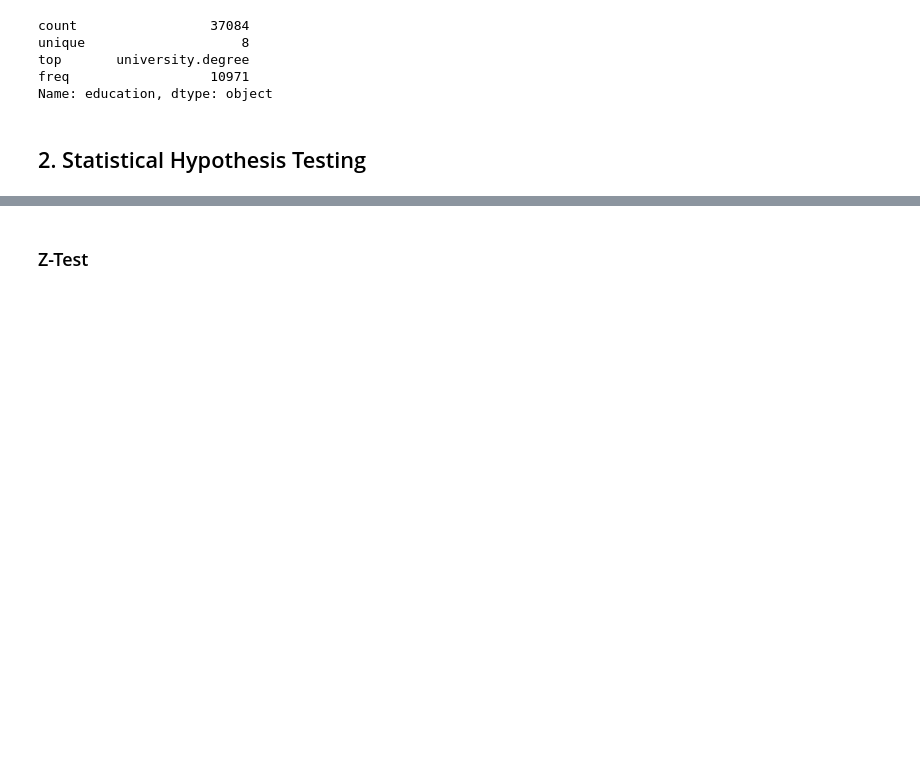
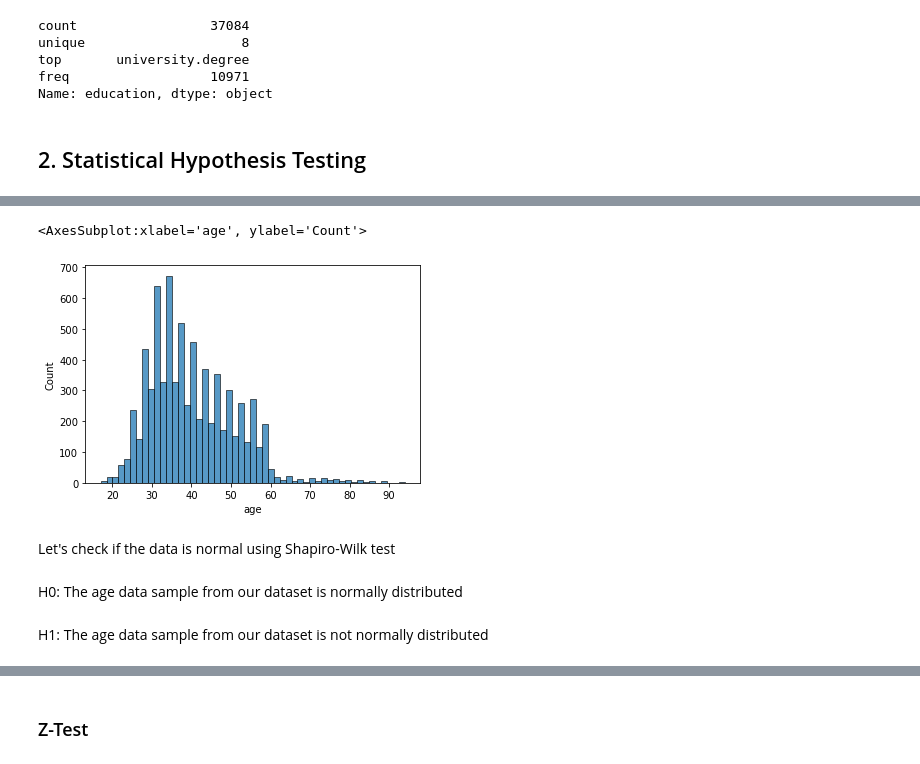
Before and after one commit to ilaav/b1CapstoneProject, a Jupyter notebook: CHECKPOINT1.ipynb, the cells around one changed output, grey strips where cells are left out. Cells and saved outputs as stored; diff of their text form; code cells hidden in the pictures; blank space fills up the shorter version.

Commit message:
Added normalisation testing

```diff
--- a/CHECKPOINT1.ipynb
+++ b/CHECKPOINT1.ipynb
@@ -744,0 +748,4 @@ Name: education, dtype: object
+# %%
+data_sample=cust_and_bank_det.merge(cust_camp_det,on='Customer_id').merge(cust_resp_data,on='Customer_id').merge(cust_social_eco_data,on='Customer_id').merge(cust_post_code_det,on='Customer_id')
+# %%
+data_sample=data_sample.sample(frac=0.2)
@@ -744,0 +764,11 @@ Name: education, dtype: object
+# %%
+sns.histplot(data_sample['age'])
+# %% [output]
+<AxesSubplot:xlabel='age', ylabel='Count'>
+[figure, added]
+# %% [markdown]
+Let's check if the data is normal using Shapiro-Wilk test
+# %% [markdown]
+H0: The age data sample from our dataset is normally distributed
+# %% [markdown]
+H1: The age data sample from our dataset is not normally distributed
```
Also changed, not shown: parts of 17 cells of this notebook.
